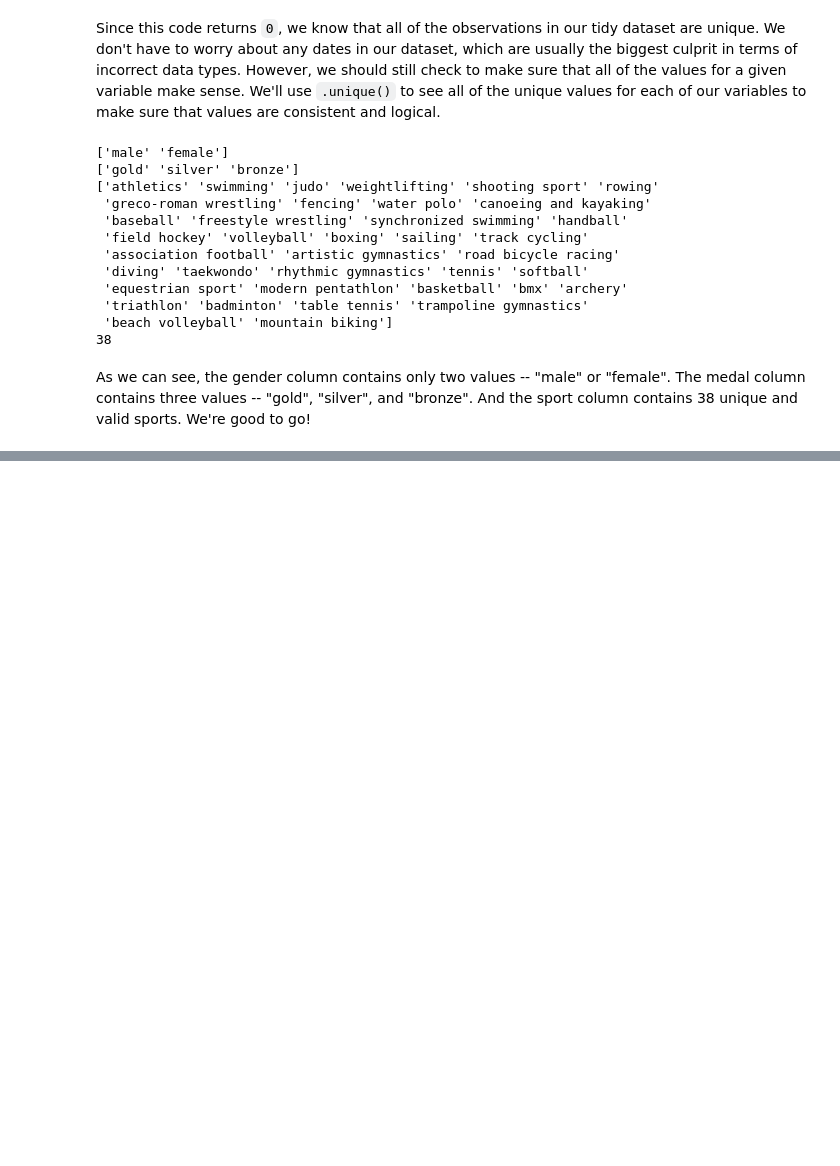
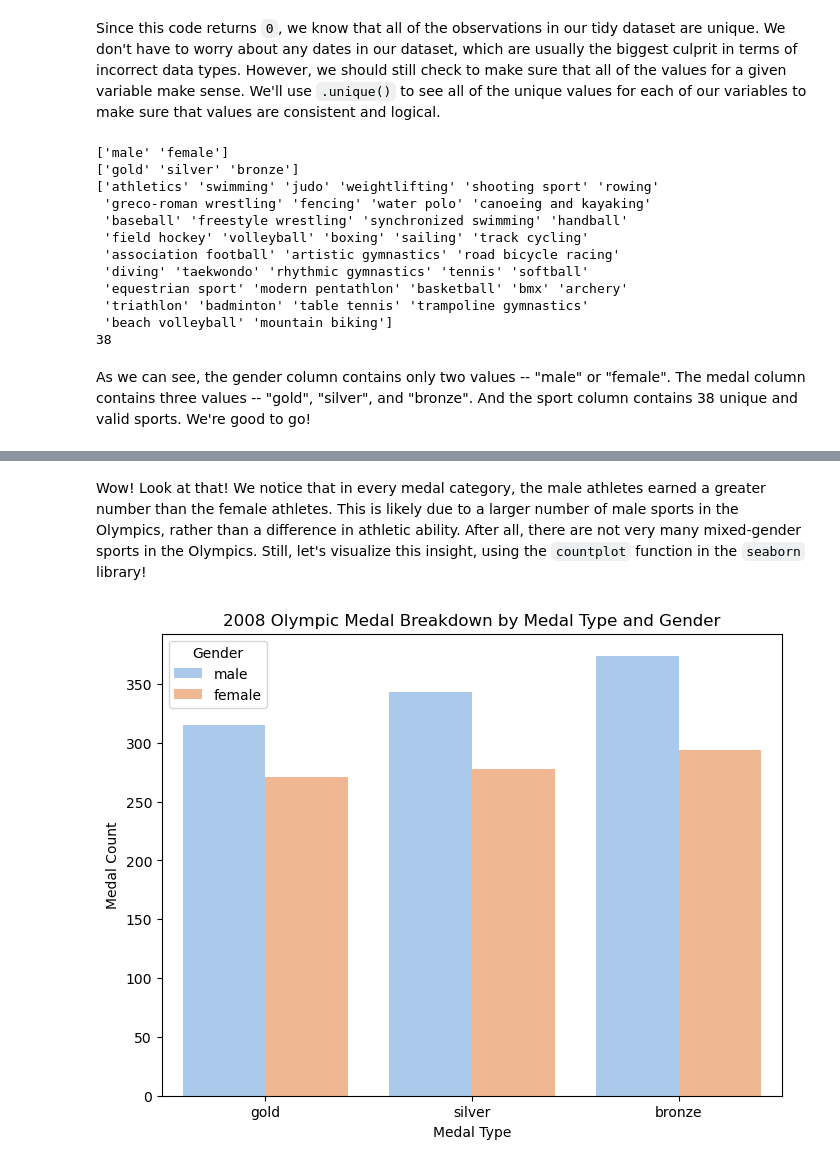
Before and after one commit to t-clark04/Clark-Data-Science-Portfolio, a Jupyter notebook: TidyData-Project/main.ipynb, the cells around one changed output, grey strips where cells are left out. Saved outputs shown, nothing was run; the diff lists cells and outputs as text; code cells hidden in the pictures; blank space fills up the shorter version.

Commit message:
Pivot table and bar chart for gender and medals

```diff
--- a/TidyData-Project/main.ipynb
+++ b/TidyData-Project/main.ipynb
@@ -172,0 +192,23 @@ As we can see, the gender column contains only two values -- "male" or "female".
+# %% [markdown]
+Wow! Look at that! We notice that in every medal category, the male athletes earned a greater number than the female athletes. This is likely due to a larger number of male sports in the Olympics, rather than a difference in athletic ability. After all, there are not very many mixed-gender sports in the Olympics. Still, let's visualize this insight, using the ``countplot`` function in the ``seaborn`` library!
+# %%
+# Importing the seaborn library for making the bar chart
+import seaborn as sns
+# Importing matplotlib.pyplot to create our graphing "canvas"
+import matplotlib.pyplot as plt
+
+# Creating an 8 x 6 Canvas for our plot
+plt.figure(figsize = (8,6))
+# Generating our side-by-side bar chart, with "Medal" on the x-axis, "count" on the
+# y-axis, "Gender" assigned to bar color, and color palette set to a nice pastel
+sns.countplot(data = df_tidy, x = "Medal", hue = "Gender", palette = "pastel")
+
+# Graph labels
+plt.xlabel("Medal Type")
+plt.ylabel("Medal Count")
+plt.title("2008 Olympic Medal Breakdown by Medal Type and Gender")
+
+# Displaying the resulting plot
+plt.show()
+# %% [output]
+[figure, added]
```
Also changed, not shown: parts of 3 cells of this notebook.
